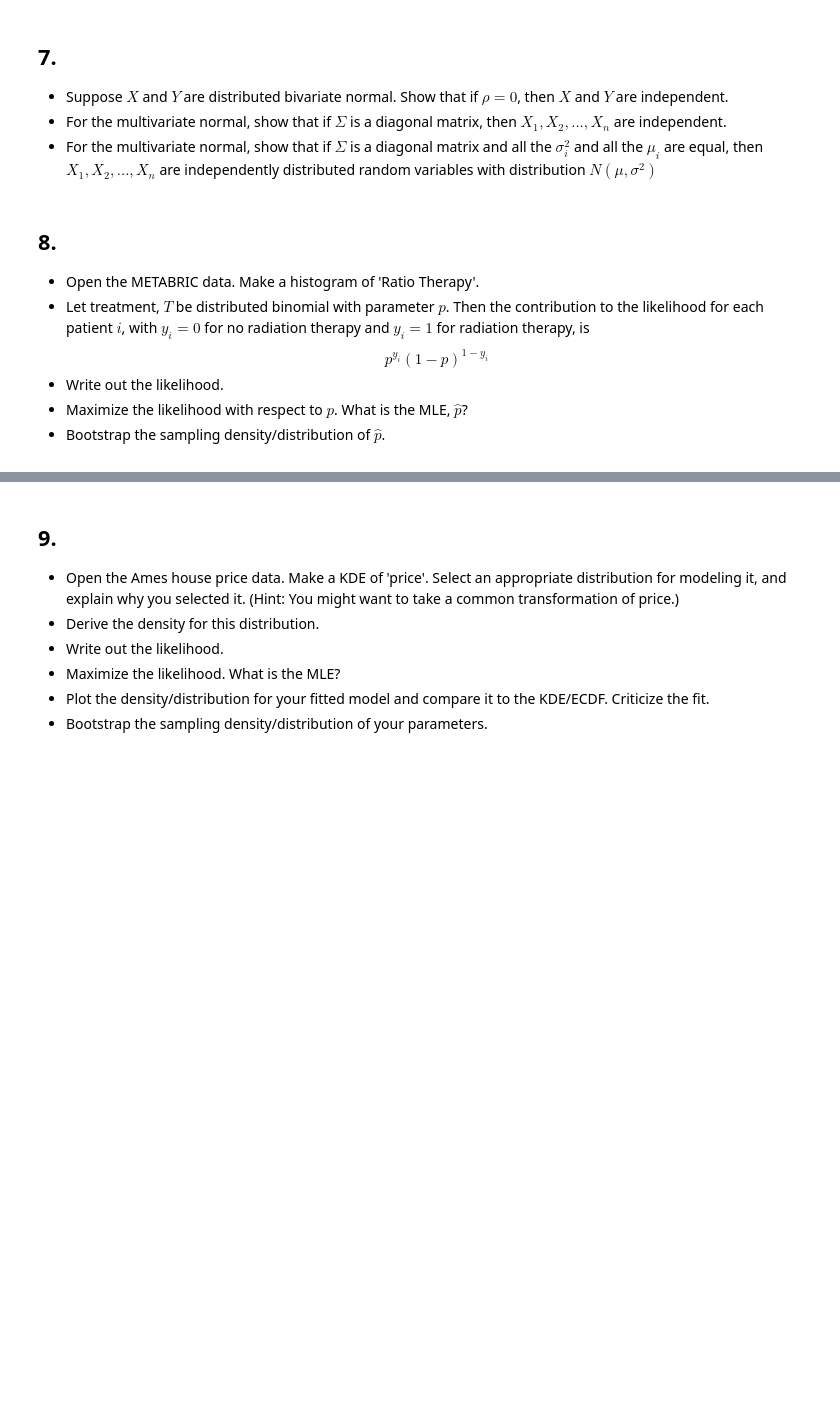
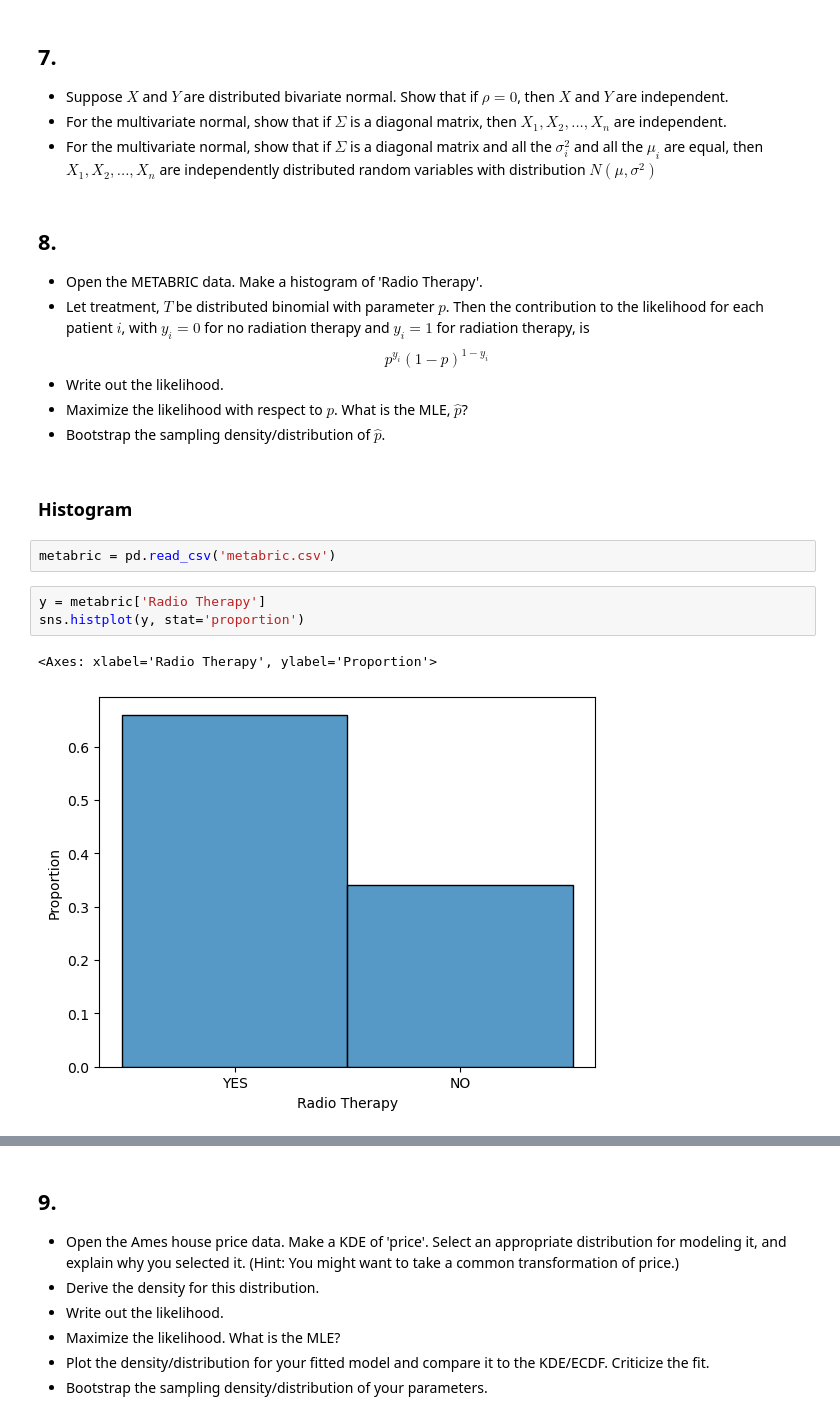
Before and after one commit to jacksonpkennedy/ds5030-assignment-7, a Jupyter notebook: assignment_7.ipynb, the cells around one changed output, grey strips where cells are left out. Saved outputs shown, nothing was run; the diff lists cells and outputs as text; blank space fills up the shorter version.

```diff
--- a/assignment_7.ipynb
+++ b/assignment_7.ipynb
@@ -99,7 +103,7 @@ so the **bias** of the KDE is $O(h^2)$, unlike the ECDF, for which $\mathbb{E}[\
 - For the multivariate normal, show that if $\Sigma$ is a diagonal matrix and all the $\sigma_i^2$ and all the $\mu_i$ are equal, then $X_1, X_2, ..., X_n$ are independently distributed random variables with distribution $N(\mu, \sigma^2)$
 # %% [markdown]
 ## 8.
-- Open the METABRIC data. Make a histogram of 'Ratio Therapy'.
+- Open the METABRIC data. Make a histogram of 'Radio Therapy'.
 - Let treatment, $T$ be distributed binomial with parameter $p$. Then the contribution to the likelihood for each patient $i$, with $y_i = 0$ for no radiation therapy and $y_i=1$ for radiation therapy, is
 $$
 p^{y_i}(1-p)^{1-y_i}
@@ -107,3 +111,13 @@ $$
 - Write out the likelihood.
 - Maximize the likelihood with respect to $p$. What is the MLE, $\hat{p}$?
 - Bootstrap the sampling density/distribution of $\hat{p}$.
+# %% [markdown]
+### Histogram
+# %%
+metabric = pd.read_csv('metabric.csv')
+# %%
+y = metabric['Radio Therapy']
+sns.histplot(y, stat='proportion')
+# %% [output]
+<Axes: xlabel='Radio Therapy', ylabel='Proportion'>
+[figure, added]
```
Also changed, not shown: parts of 5 cells of this notebook, 1 other file.
